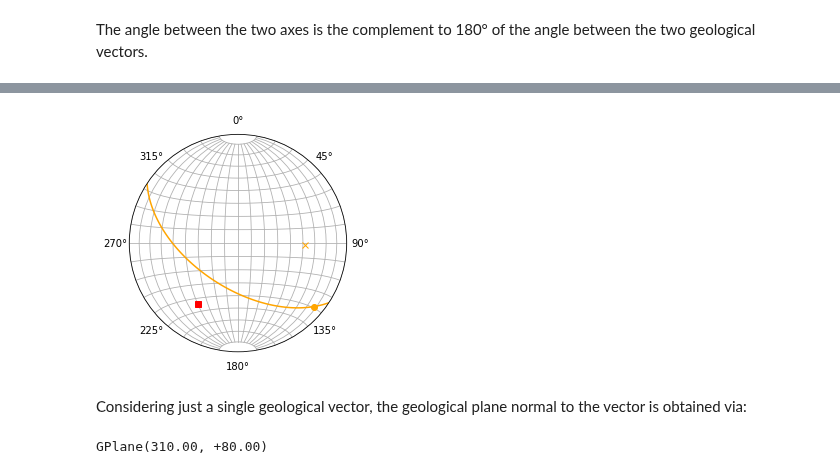
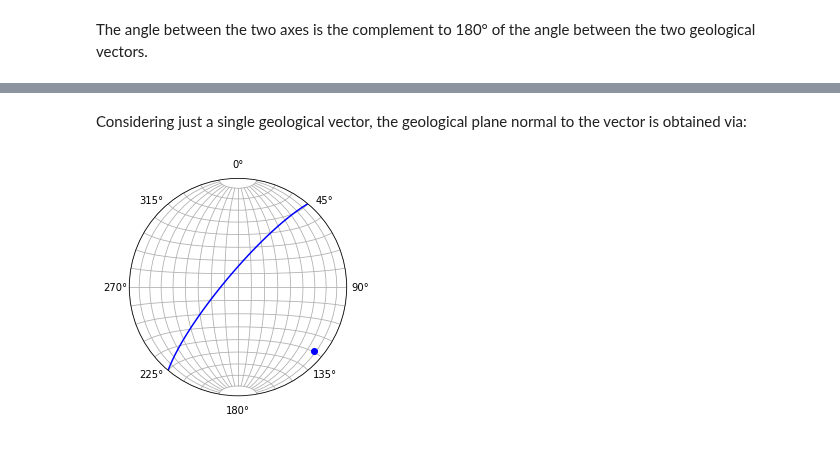
Before and after one commit to mauroalberti/gsf, a Jupyter notebook: notebooks/pygsf 1 - geometry.ipynb, the cells around one changed output, grey strips where cells are left out. Drawn from its saved outputs; the diff is of its cells as text; code cells hidden in the pictures.

```diff
--- a/notebooks/pygsf 1 - geometry.ipynb
+++ b/notebooks/pygsf 1 - geometry.ipynb
@@ -321,12 +315,8 @@ where the first value is the dip direction and the second one is the dip angle.
-# %%
-splot([(gv1, gv2, "c=orange"), (gplane, "c=orange"), (ngv, "m=s,c=red")])
-# %% [output]
-[figure, removed]
 # %% [markdown]
 Considering just a single geological vector, the geological plane normal to the vector is obtained via:
 # %%
 ngp = gv1.normal_gplane()  # geological plane normal to a given geological vector
-# %%
-print(ngp)
-# %% [output]
-GPlane(310.00, +80.00)
+# %%
+splot([gv1, ngp])
+# %% [output]
+[figure, added]
```
Also changed, not shown: parts of 84 cells of this notebook, 1 other file.
